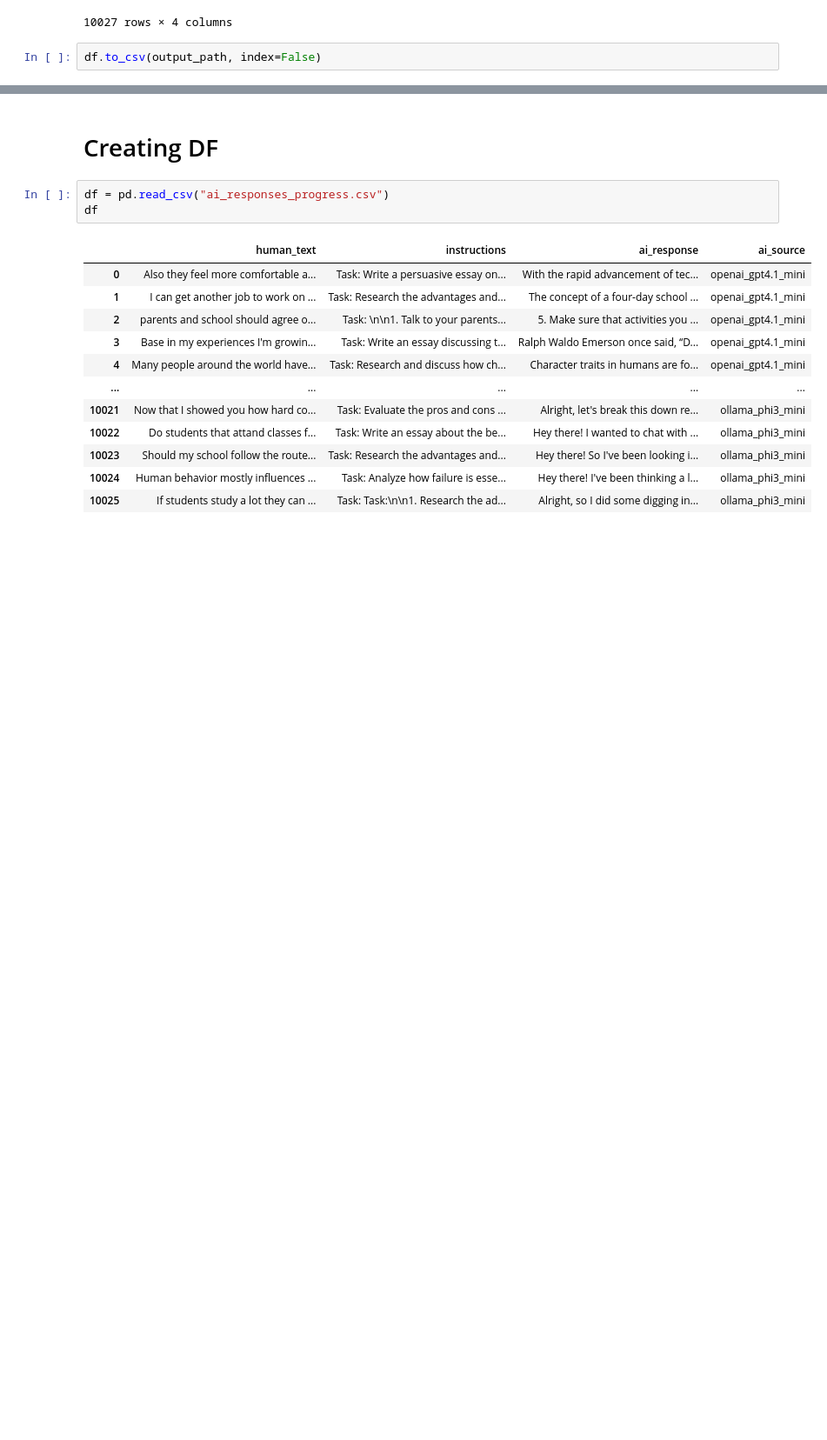
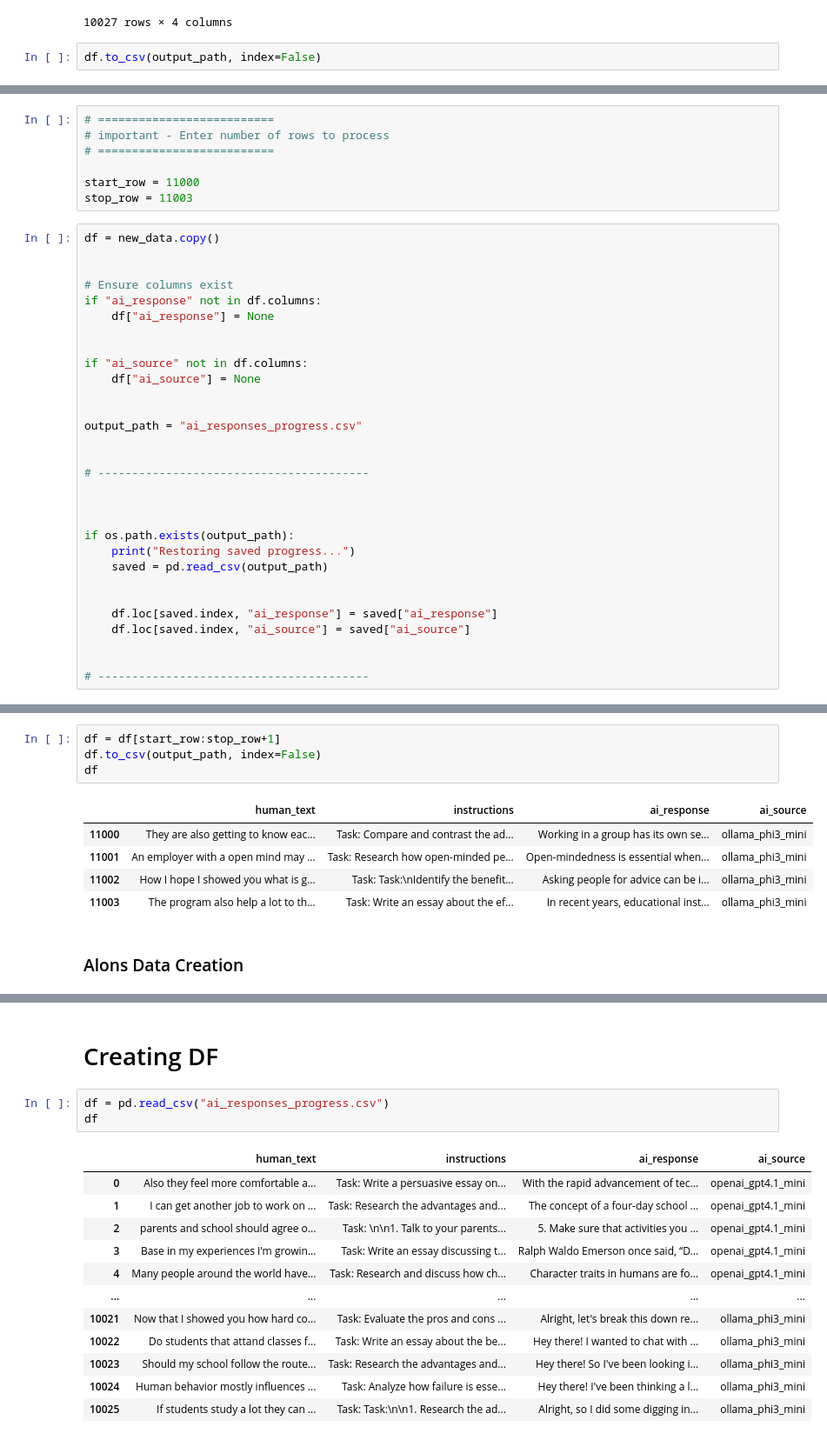
Before and after one commit to BenGaistAI/ai_detection, a Jupyter notebook: main_notebook.ipynb, the cells around one changed output, grey strips where cells are left out. Shown at 87% size. Cells and saved outputs as stored; diff of their text form; blank space fills up the shorter version.

Commit message:
Added Data Creation for Dolev and Alon

```diff
--- a/main_notebook.ipynb
+++ b/main_notebook.ipynb
@@ -437,0 +442,37 @@ df.to_csv(output_path, index=False)
+# %%
+# ==========================
+# important - Enter number of rows to process
+# ==========================
+
+start_row = 11000
+stop_row = 11003
+# %%
+df = new_data.copy()
+
+
+# Ensure columns exist
+if "ai_response" not in df.columns:
+    df["ai_response"] = None
+
+
+if "ai_source" not in df.columns:
+    df["ai_source"] = None
+
+
+output_path = "ai_responses_progress.csv"
+
+
+# ----------------------------------------
+
+
+
+if os.path.exists(output_path):
+    print("Restoring saved progress...")
+    saved = pd.read_csv(output_path)
+
+
+    df.loc[saved.index, "ai_response"] = saved["ai_response"]
+    df.loc[saved.index, "ai_source"] = saved["ai_source"]
+
+
+# ----------------------------------------
@@ -437,0 +593,12 @@ df.to_csv(output_path, index=False)
+# %%
+df = df[start_row:stop_row+1]
+df.to_csv(output_path, index=False)
+df
+# %% [output]
+|  | human_text | instructions | ai_response | ai_source |
+| 11000 | They are also getting to know eac... | Task: Compare and contrast the ad... | Working in a group has its own se... | ollama_phi3_mini |
+| 11001 | An employer with a open mind may ... | Task: Research how open-minded pe... | Open-mindedness is essential when... | ollama_phi3_mini |
+| 11002 | How I hope I showed you what is g... | Task: Task:\nIdentify the benefit... | Asking people for advice can be i... | ollama_phi3_mini |
+| 11003 | The program also help a lot to th... | Task: Write an essay about the ef... | In recent years, educational inst... | ollama_phi3_mini |
+# %% [markdown]
+### Alons Data Creation
```
Also changed, not shown: parts of 10 cells of this notebook.
